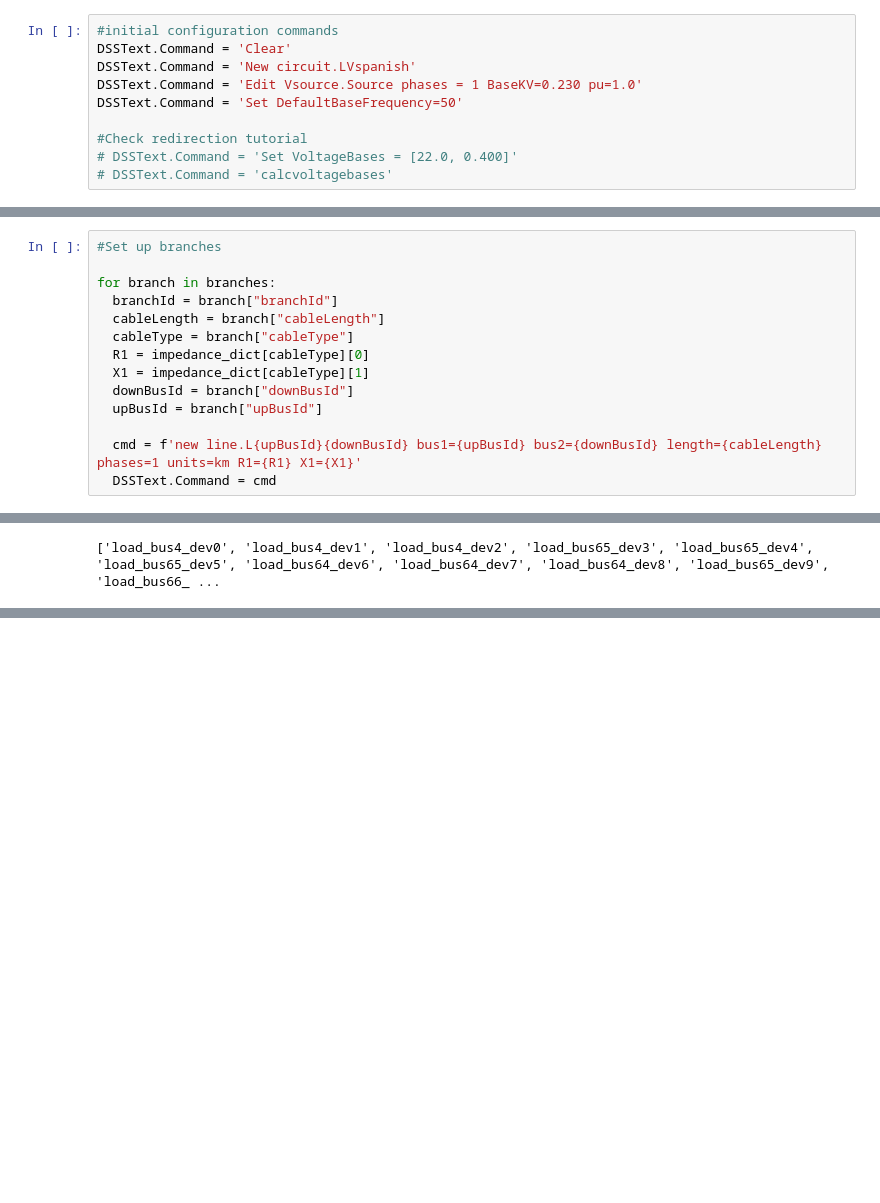
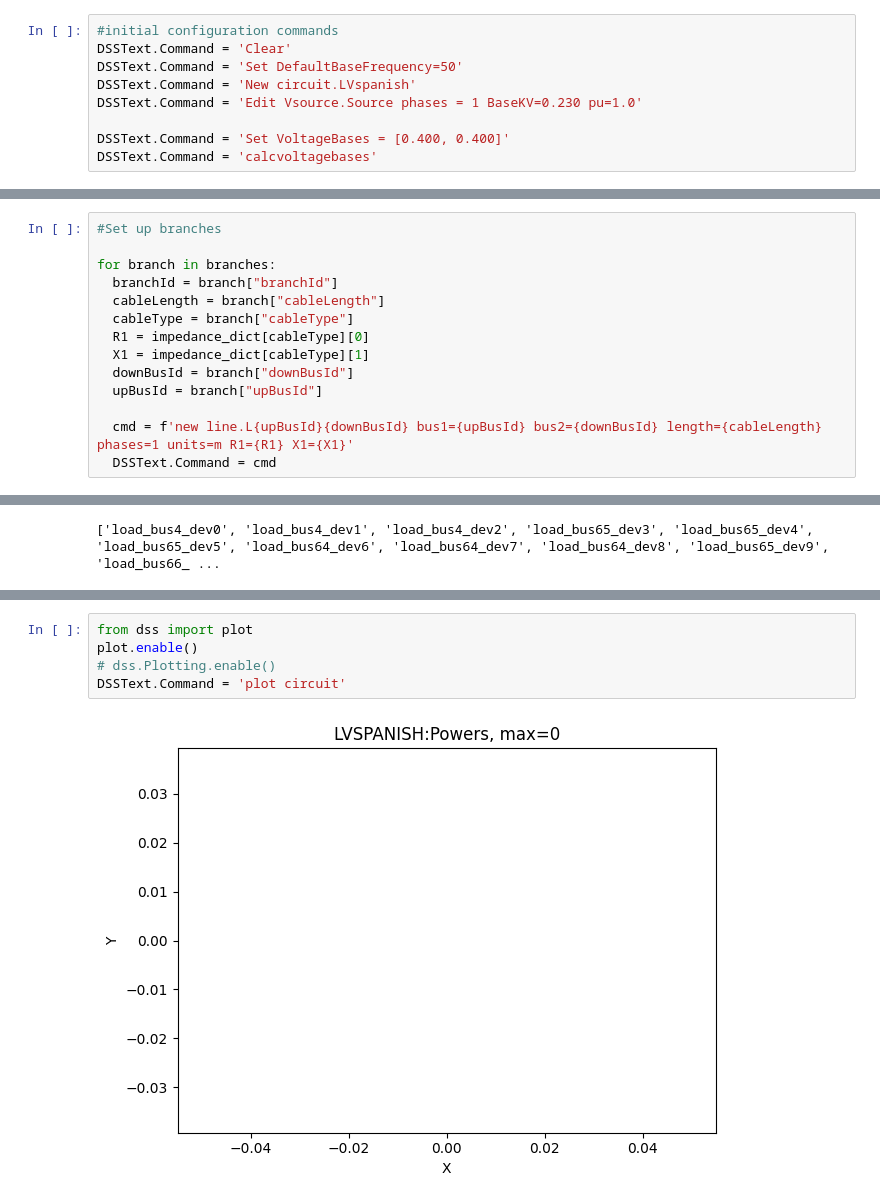
Before and after one commit to victoreeckh/Model_free_HCA_1_feeder_v1, a Jupyter notebook: PFE_v1.ipynb, the cells around one changed output, grey strips where cells are left out. Saved outputs shown, nothing was run; the diff lists cells and outputs as text; blank space fills up the shorter version.

```diff
--- a/PFE_v1.ipynb
+++ b/PFE_v1.ipynb
@@ -183,13 +156,12 @@ dss_engine.AllowForms = 0
 # %%
 #initial configuration commands
 DSSText.Command = 'Clear'
+DSSText.Command = 'Set DefaultBaseFrequency=50'
 DSSText.Command = 'New circuit.LVspanish'
 DSSText.Command = 'Edit Vsource.Source phases = 1 BaseKV=0.230 pu=1.0'
-DSSText.Command = 'Set DefaultBaseFrequency=50'
 
-#Check redirection tutorial
-# DSSText.Command = 'Set VoltageBases = [22.0, 0.400]'
-# DSSText.Command = 'calcvoltagebases'
+DSSText.Command = 'Set VoltageBases = [0.400, 0.400]'
+DSSText.Command = 'calcvoltagebases'
 # %%
 #Transformer set-up?
 DSSText.Command = 'New transformer.LVTR Buses=[0, 1] Conns=[delta wye] KVs=[0.4, 0.4] %Rs=0.00 xhl=2.5 %loadloss=0 '
@@ -205,7 +177,7 @@ for branch in branches:
   downBusId = branch["downBusId"]
   upBusId = branch["upBusId"]
 
-  cmd = f'new line.L{upBusId}{downBusId} bus1={upBusId} bus2={downBusId} length={cableLength} phases=1 units=km R1={R1} X1={X1}'
+  cmd = f'new line.L{upBusId}{downBusId} bus1={upBusId} bus2={downBusId} length={cableLength} phases=1 units=m R1={R1} X1={X1}'
   DSSText.Command = cmd
 # %%
 #Set up loads
@@ -309,6 +286,13 @@ Message: The Solution Converged Successfully
  [0. 0. 0. ... 0. 0. 0.]
  [0. 0. 0. ... 0. 0. 0.]
  [0. 0. 0. ... 0. 0. 0.]]
+# %%
+from dss import plot
+plot.enable()
+# dss.Plotting.enable()
+DSSText.Command = 'plot circuit'
+# %% [output]
+[figure, added]
 # %%
 #Powerflow simulation for all days
 
```
Also changed, not shown: parts of 10 cells of this notebook.
